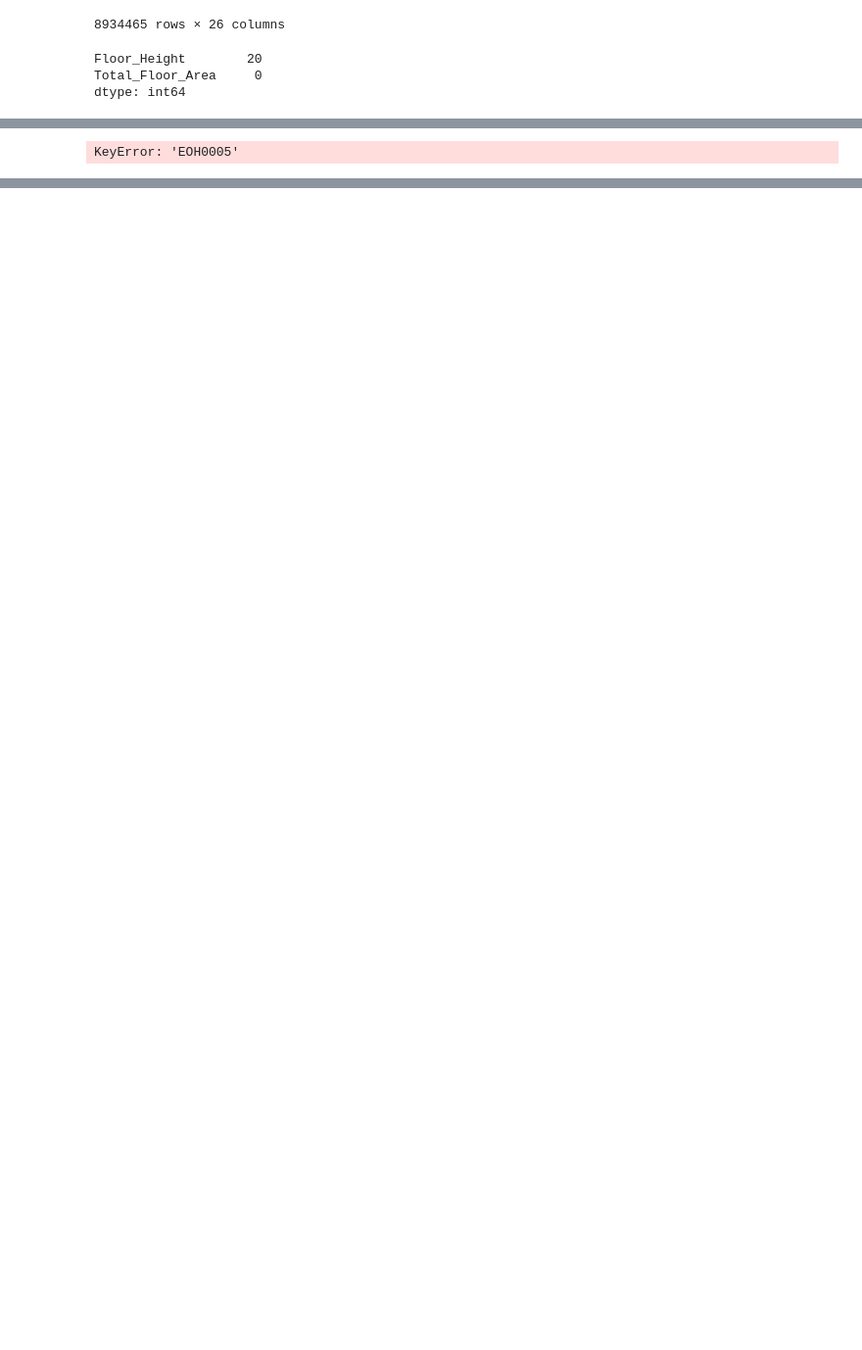
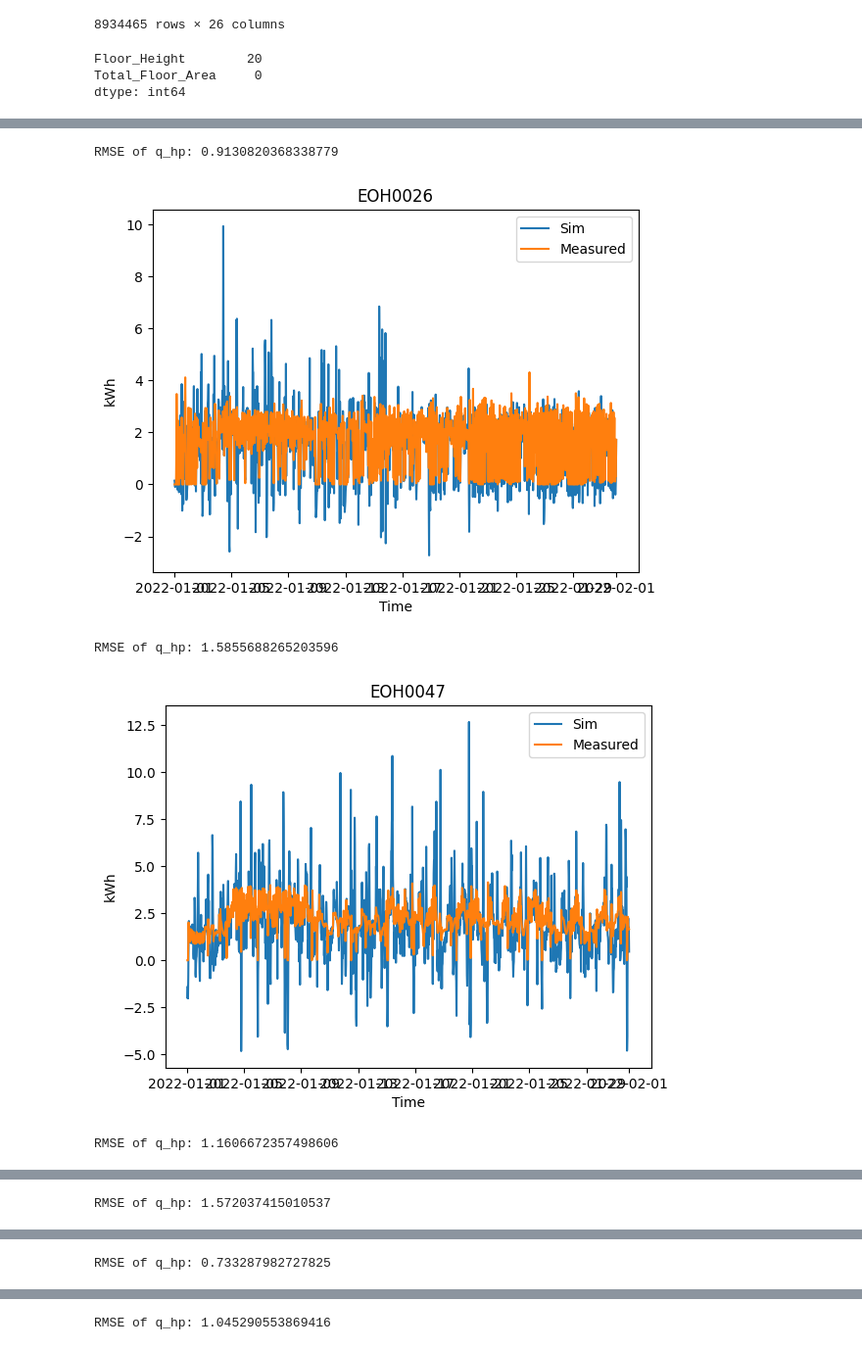
Before and after one commit to Levi319/UK_dataset_RC_Model, a Jupyter notebook: 1R1C_automated_linear_regress_final_homes.ipynb, the cells around one changed output, grey strips where cells are left out. Shown at 98% size. Saved outputs shown, nothing was run; the diff lists cells and outputs as text; code cells hidden in the pictures; blank space fills up the shorter version.

Commit message:
Final adjustments. Still some small errors in post analysis code for disag method

```diff
--- a/1R1C_automated_linear_regress_final_homes.ipynb
+++ b/1R1C_automated_linear_regress_final_homes.ipynb
@@ -241,10 +249,7 @@ trained_params = pd.DataFrame(index=["Floor Area", "No_Storeys", "Wall_Type",
                                      "val_start", "val_end"])
 
 
-j = 0
 for id_use in unique_ids:
-    j = 1
-    id_use = 'EOH2034'
     wall = df_house_train[id_use].Wall_Type.to_string()
     storeys = df_house_train[id_use].No_Storeys.to_string()
     floor_area = df_house_train[id_use].Total_Floor_Area.to_string()
@@ -261,6 +266,8 @@ for id_use in unique_ids:
     df_single["Internal_Ambient_Temperature_Diff"] = \
         (df_single["External_Air_Temperature"] -
          df_single["Internal_Air_Temperature"])
+    df_single["Immersion_Diff"] = df_single[
+        "Immersion_Heater_Energy_Consumed"].diff()
 
     range_df_hp = (df_single.dropna(subset=["Heat_Pump_Energy_Output"]) .groupby("Property_ID")["Timestamp"] .agg(first_available="min", last_available="max") )
     first_ts = range_df_hp["first_available"].iloc[0]
@@ -278,7 +285,7 @@ for id_use in unique_ids:
         t_train_end=t_train_end,
         t_year_end=t_year_end,
         col_Ti="Internal_Air_Temperature",
-        col_qhp="Heat_Pump_Energy_Output",
+        col_qhp="Heat_Pump_Energy_Output_Diff",
         enforce_freq="30min",
         max_gap_steps=4,
         do_interpolate=True,
@@ -289,6 +296,7 @@ for id_use in unique_ids:
         )
 
     if df_year_clean is None:
+        print("Trying 2")
         t_start = t_start + pd.DateOffset(months=3)
         t_train_end = t_train_end + pd.DateOffset(months=3)
         t_start_val = t_start + pd.DateOffset(months=3)
@@ -364,7 +372,10 @@ for id_use in unique_ids:
     v_wind = (df_heating_annual_night["windspeed"].iloc[:-1].reset_index
               (drop=True)
               .to_numpy())
+    q_imm = (df_heating_annual_night["Immersion_Diff"].iloc[:-1]
+            .reset_index(drop=True).to_numpy())
 
+    q_tot = q_hp+q_imm
     idx_night = df_heating_annual_night['is_night'].astype(int).iloc[:-1].to_numpy()
 
     # Create time index for in the loop q_hat arrays
@@ -395,6 +406,3 @@ for id_use in unique_ids:
     trained_params[id_use] = [floor_area, storeys, wall, hp_type, house_sap,
                               C,R_a,eta_s,w_n,rmse, t_start, t_train_end,
                               t_start_val, t_end_val]
-
-    if j == 1:
-        break
@@ -539,7 +592,0 @@ df_single.Heat_Pump_Energy_Output_Diff.plot()
-# %%
-
-# 1. Drop columns with almost all missing data (e.g., more than 90% missing)
-threshold = 0.3 * len(df_single)
-df_single_cleaned = df_single.dropna(axis=1, thresh=threshold)
-#print("Columns dropped due to high missing values:")
-#print(df_single.columns.difference(df_single_cleaned.columns).tolist())
@@ -646,0 +593,2 @@ df_heating_val["Internal_Air_Temperature"].plot()
+# %%
+unique_ids_trained = trained_params.columns.to_list()
@@ -647,12 +615,16 @@ df_heating_val["Internal_Air_Temperature"].plot()
 # %%
 # ------- Look at heat supply performance in validation data ------
-
-for id_use in unique_ids:
+for id_use in unique_ids_trained:
     df_id = trained_params[id_use].copy()
     C = df_id.C
     R_a = df_id.R_a
     w_s= df_id.w_s
     w_n = df_id.w_n
+    t_start_val = df_id.val_start
+    t_end_val = df_id.val_end
+    t_start_train = df_id.train_start
+    t_end_train = df_id.train_end
+
 
 
     df_single = df_train_detached[df_train_detached["Property_ID"] == id_use].copy()
@@ -665,7 +637,7 @@ for id_use in unique_ids:
          df_single["Internal_Air_Temperature"])
 
     # 1. Drop columns with almost all missing data (e.g., more than 90% missing)
-    threshold = 0.90 * len(df_single)
+    threshold = 0.20 * len(df_single)
     df_single_cleaned = df_single.dropna(axis=1, thresh=threshold)
     #print("Columns dropped due to high missing values:")
     #print(df_single.columns.difference(df_single_cleaned.columns).tolist())
@@ -697,8 +669,8 @@ for id_use in unique_ids:
     # -----EXTRACT SUMMER DATA -------#
     df_heating_single = df_single_processed.copy()
 
-    t_start = pd.to_datetime("2023 01 01 00:00:00")
-    t_end = pd.to_datetime("2023 01 05 23:59:00")
+    t_start = t_start_val
+    t_end =  df_id.val_end
     df_q_opt = df_q_results[(df_q_results.index>=t_start) & (df_q_results.index<=t_end)]
     df_heating_val = df_heating_single[df_heating_single.index>=t_start]
     df_heating_val = df_heating_val[df_heating_val.index<=t_end]
@@ -708,7 +680,7 @@ for id_use in unique_ids:
 
     # define night‑time & zero‑solar conditions
     night_time = (df_heating_val['Hour'] >= 22) | (df_heating_val['Hour'] < 6)
-    zero_solar = (df_heating_val['SolarRadiation'] == 0)
+    zero_solar = (df_heating_val['solarradiation'] == 0)
 
     # vectorized assignment of w
     df_heating_val['w'] = np.where(night_time & zero_solar, w_n, 0.0)
@@ -718,33 +690,37 @@ for id_use in unique_ids:
     T_a_val = (df_heating_val["External_Air_Temperature"].iloc[:-1].reset_index
            (drop=True).to_numpy())
     T_i_val = (df_heating_val["Internal_Air_Temperature"].iloc[:-1].reset_index
            (drop=True).to_numpy())
     delta_T_a_val = (df_heating_val["Internal_Ambient_Temperature_Diff"].iloc[:-1]
                  .reset_index(drop=True).to_numpy())
     delta_T_i_val = (df_heating_val["Internal_Temperature_Diff"].iloc[1:]
                  .reset_index(drop=True).to_numpy() / delta_t)
     q_hp_val = (df_heating_val["Heat_Pump_Energy_Output_Diff"].iloc[:-1]
             .reset_index(drop=True).to_numpy())
-    q_solar_val = (df_heating_val["SolarRadiation"].iloc[:-1].reset_index
+    q_solar_val = (df_heating_val["solarradiation"].iloc[:-1].reset_index
                (drop=True).to_numpy())
-    v_wind_val = (df_heating_val["Windspeed"].iloc[:-1].reset_index(drop=True)
+    v_wind_val = (df_heating_val["windspeed"].iloc[:-1].reset_index(drop=True)
               .to_numpy())
 
 
 
     q_hat_sim = (delta_T_i_val * C -  delta_T_a_val / R_a * delta_t  - w_s *
             q_solar_val  - w * np.ones(len(T_a_val), )* delta_t )
 
     e_q = q_hat_sim - q_hp_val
     rmse_q_val = np.sqrt(np.mean(e_q**2))
     print(f"RMSE of q_hp: {rmse_q_val}")
 
     plt.plot(df_heating_val.index[1:],q_hat_sim, label = "Sim")
     plt.plot(df_heating_val.index[1:], q_hp_val, label = "Measured")
     plt.legend()
     plt.xlabel("Time")
     plt.ylabel("kWh")
     plt.title(f"{id_use}")
     plt.show()
 # %% [output]
-KeyError: 'EOH0005'
+RMSE of q_hp: 0.9130820368338779
+[figure, added]
+RMSE of q_hp: 1.5855688265203596
+[figure, added]
+RMSE of q_hp: 1.1606672357498606
@@ -750,0 +728 @@ KeyError: 'EOH0005'
+RMSE of q_hp: 1.572037415010537
@@ -750,0 +730 @@ KeyError: 'EOH0005'
+RMSE of q_hp: 0.733287982727825
@@ -750,0 +732 @@ KeyError: 'EOH0005'
+RMSE of q_hp: 1.045290553869416
```
Also changed, not shown: parts of 18 cells of this notebook, 1 other file.
